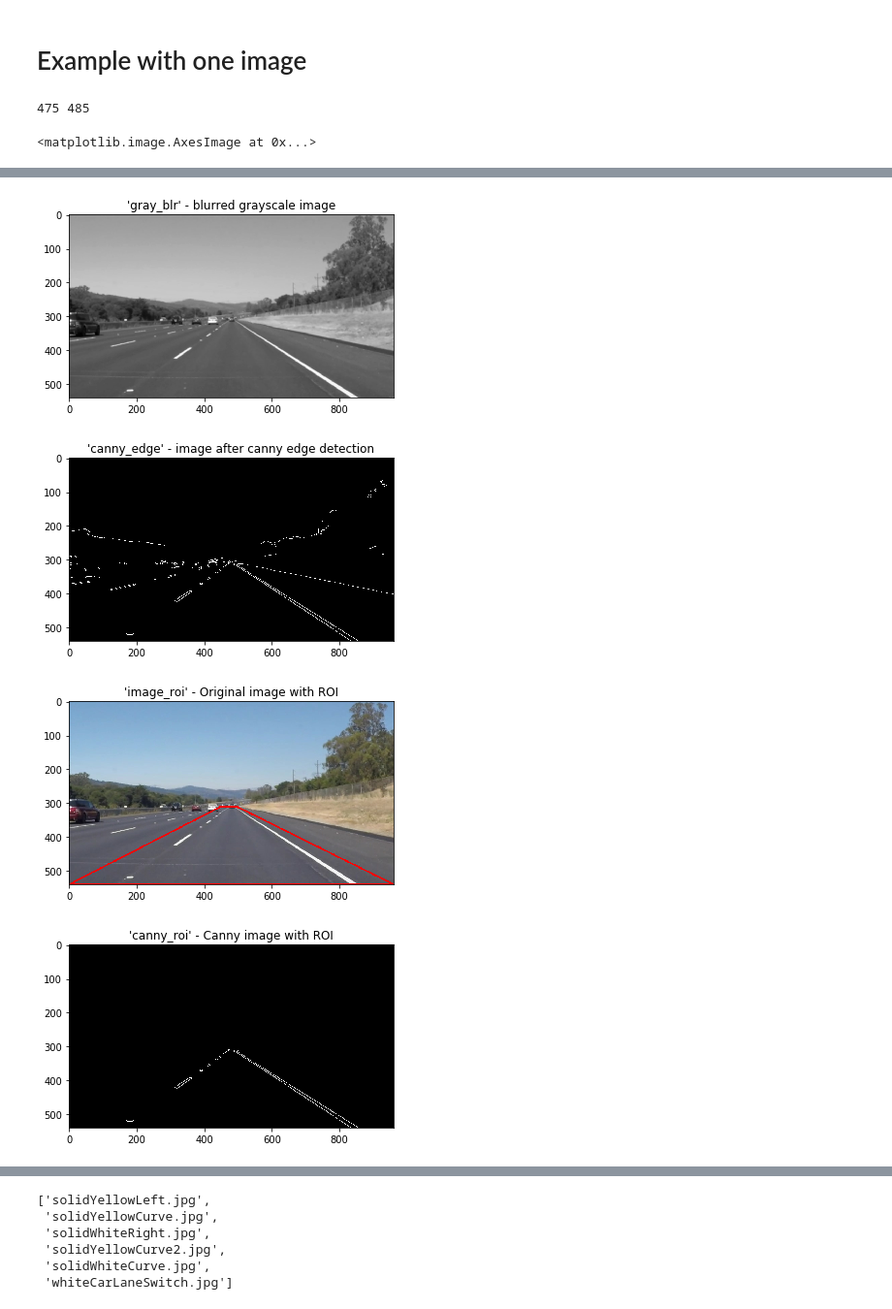
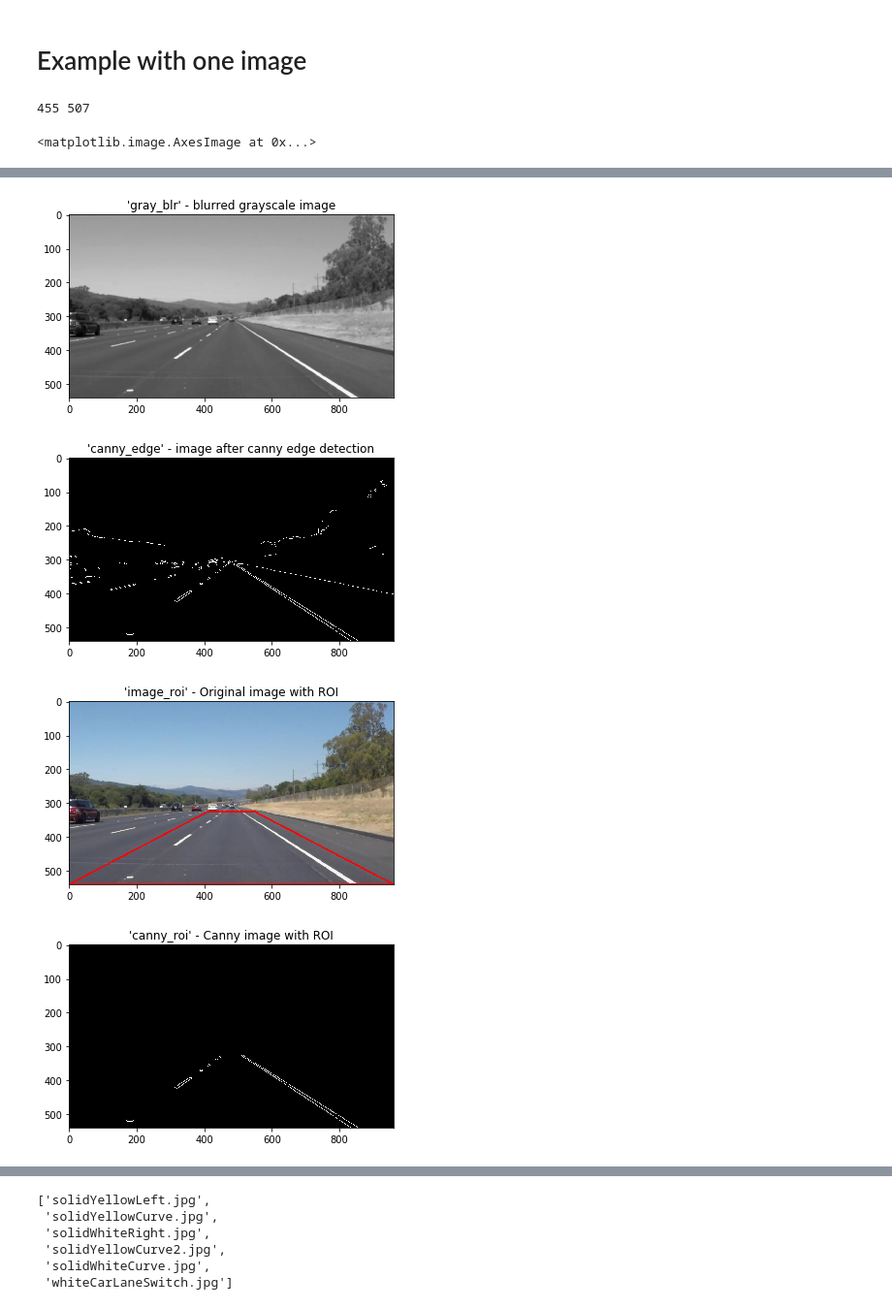
Before and after one commit to fstahl1/P1-CarND-LaneLines, a Jupyter notebook: pipeline.ipynb, the cells around one changed output, grey strips where cells are left out. Shown at 97% size. Drawn from its saved outputs; the diff is of its cells as text; code cells hidden in the pictures.

```diff
--- a/pipeline.ipynb
+++ b/pipeline.ipynb
@@ -14,21 +14,19 @@ import os
 image = mpimg.imread('test_images/solidWhiteRight.jpg')
 y_max, x_max, _ = image.shape
 
-# ROI y value
-y_min = 310
+# region of interest (ROI) top y value
+y_min = 325 #310
 
 # define length of ROI top (the higher the number the shorter the top region, number must be odd)
-top_len_val = 21 # odd number expected
+top_len_val = 7 #21 # odd number expected
 top_left_num = int(top_len_val/2)
 top_right_num = int(top_len_val/2)+1
 
-## select region of interest:
-# determine polygon vertices:
+# determine polygon vertices for ROI
 top_left = np.array([top_left_num*int(x_max/top_len_val), y_min])
 top_right = np.array([top_right_num*int(x_max/top_len_val), y_min])
 bottom_left = np.array([0, y_max])
 bottom_right = np.array([x_max, y_max])
-# apex = np.array([round(x_max/2), round(y_max/2)])
 vertices = np.array([[bottom_left, bottom_right, top_right, top_left]])
 # %%
 ## functions
@@ -238,38 +236,36 @@ threshold = 50
 min_line_len = 10
 max_line_gap = 140
 
 # Probabilistic Hough Line Transform (outputs the extremes of the detected lines)
 lines = cv2.HoughLinesP(canny_roi, rho, theta, threshold, np.array([]), min_line_len, max_line_gap)
 # create copy of image
 line_img2 = np.copy(image)
 # draws lines on passed image
 draw_lines(line_img2, lines, color=[255, 0, 0], thickness=2)
 plt.figure()
 plt.imshow(line_img2)
 plt.title('\'line_img2\' - original image with hough lines drawn on it')
 
 # average lines
 m_avg_left, b_avg_left, m_avg_right, b_avg_right = average_left_right(lines)
 
 # extrapolate lines
 x_min_left, x_max_left, x_min_right, x_max_right = extrapolate(m_avg_left, b_avg_left, m_avg_right, b_avg_right)
-print(x_min_left, x_min_right)
-#lines_final = np.array([[[x_left_max, y_max, x_left_min, y_left_min]],[[x_right_max, y_max, x_right_min, y_right_min]]])
 lines_final = np.array([[[x_min_left, y_min, x_max_left, y_max], [x_min_right, y_min, x_max_right, y_max]]])
-image_copy = np.copy(image)
 
 image_black = np.zeros((image.shape[0], image.shape[1], 3), dtype=np.uint8)
+image_copy = np.copy(image)
 draw_lines(image_black, lines_final, [255, 0, 0], 13)
 
-overlay = weighted_img(image_black, image_copy, 1, 1, 0)
+final_image = weighted_img(image_black, image_copy, 1, 1, 0)
 plt.figure()
-plt.imshow(overlay)
+plt.imshow(final_image)
 # %% [output]
-475 485
+455 507
 <matplotlib.image.AxesImage at 0x...>
 [figure]
 [figure]
 [figure]
 [figure]
-[figure, old version]
+[figure, new version]
 [figure]
```
Also changed, not shown: parts of 6 cells of this notebook, 3 other files.
